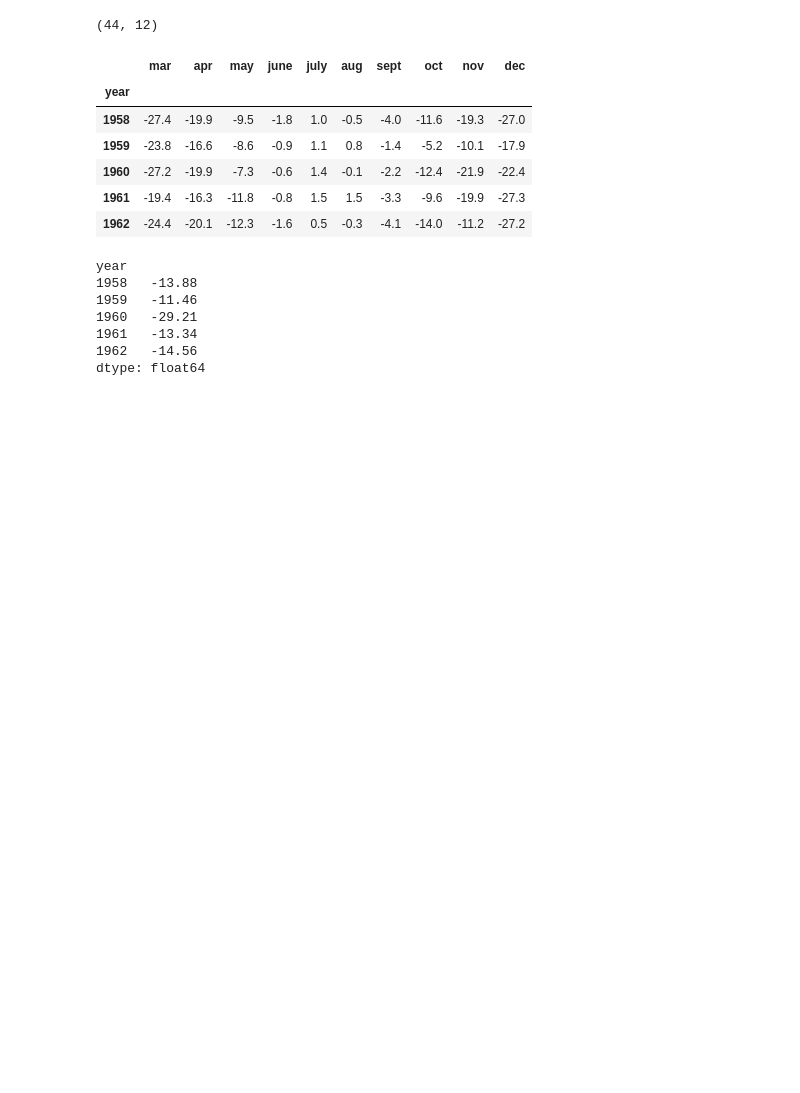
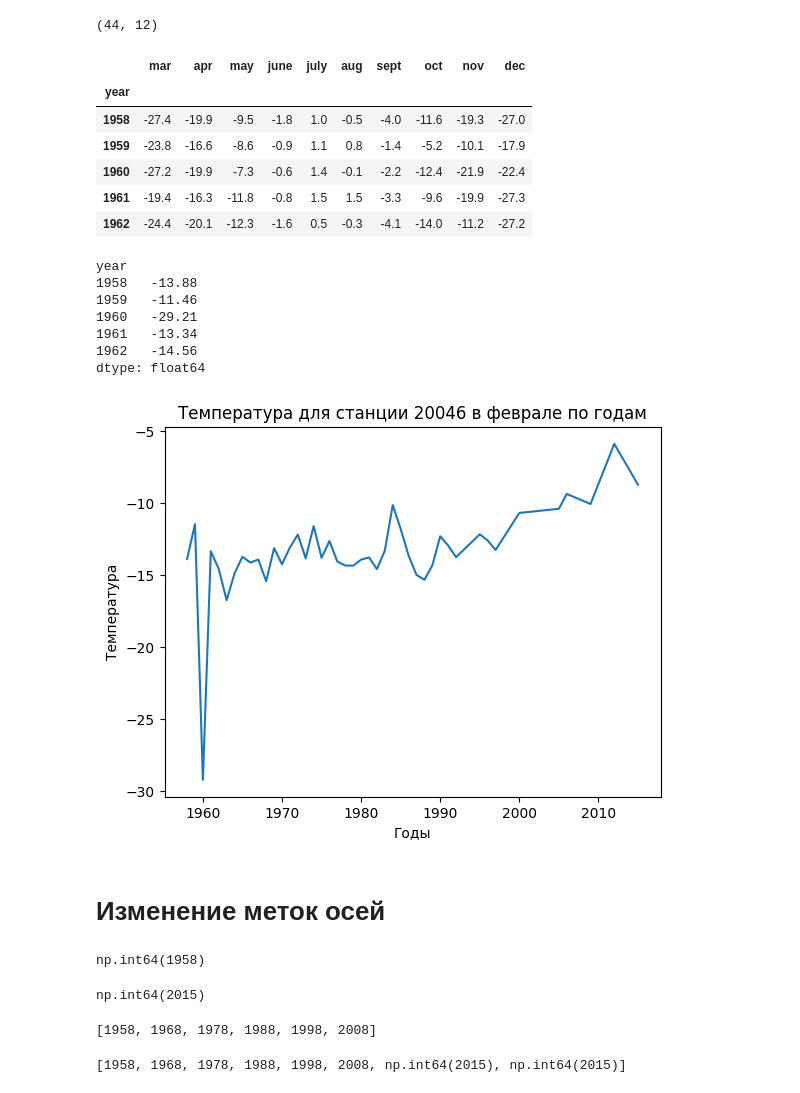
Before and after one commit to ArmanVasilovich/python_spbu, a Jupyter notebook: November/November-11/November-11th.ipynb, the cells around one changed output. Drawn from its saved outputs; the diff is of its cells as text; code cells hidden in the pictures; blank space fills up the shorter version.

```diff
--- a/November/November-11/November-11th.ipynb
+++ b/November/November-11/November-11th.ipynb
@@ -215,3 +215,31 @@ year
 1961   -13.34
 1962   -14.56
 dtype: float64
+# %%
+plt.title('Температура для станции 20046 в феврале по годам')
+plt.xlabel('Годы')
+plt.ylabel('Температура')
+plt.plot(station2_mean)
+plt.show()
+# %% [output]
+[figure, added]
+# %% [markdown]
+# Изменение меток осей
+# %%
+station2_mean.index.min()
+# %% [output]
+np.int64(1958)
+# %%
+station2_mean.index.max()
+# %% [output]
+np.int64(2015)
+# %%
+x_range = list(range(station2_mean.index.min(), station2_mean.index.max() + 1, 10))
+x_range
+# %% [output]
+[1958, 1968, 1978, 1988, 1998, 2008]
+# %%
+x_range.append(station2_mean.index.max())
+x_range
+# %% [output]
+[1958, 1968, 1978, 1988, 1998, 2008, np.int64(2015), np.int64(2015)]
```
Also changed, not shown: parts of 1 cell of this notebook.
